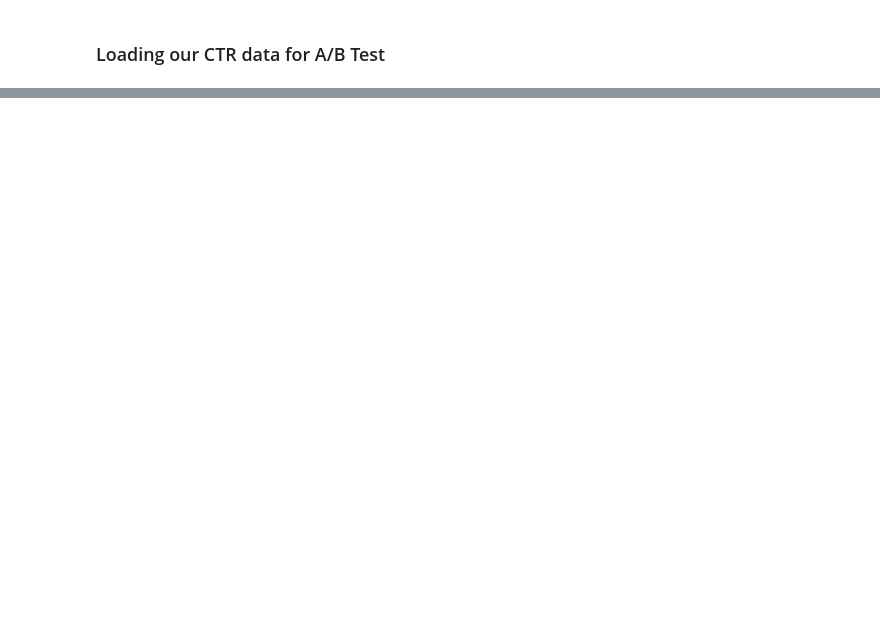
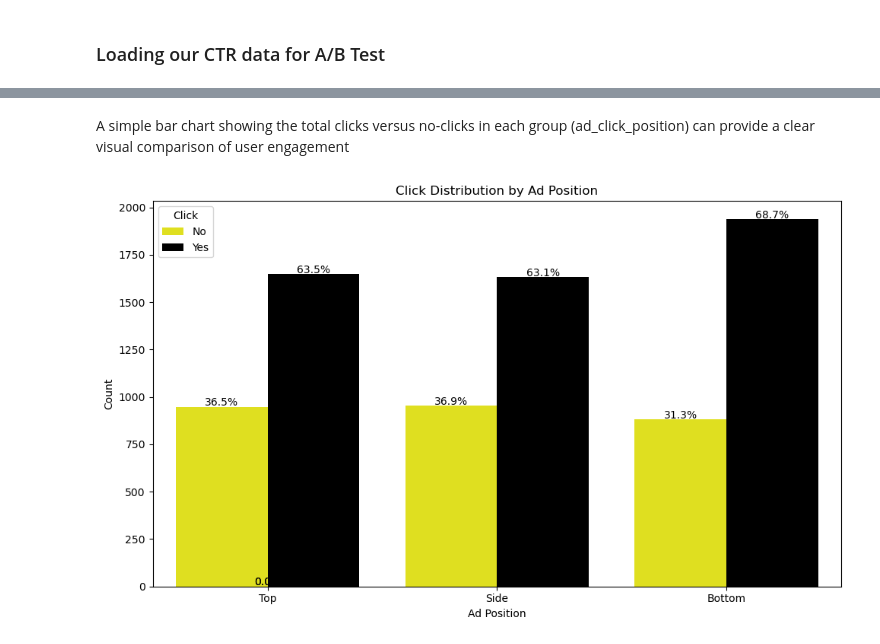
Before and after one commit to gpaet05/ad-click-prediction, a Jupyter notebook: ad_click_AB_testing.ipynb, the cells around one changed output, grey strips where cells are left out. Saved outputs shown, nothing was run; the diff lists cells and outputs as text; code cells hidden in the pictures; blank space fills up the shorter version.

Commit message:
Continued EDA & created quick graph of Click Distribution by Ad Position

```diff
--- a/ad_click_AB_testing.ipynb
+++ b/ad_click_AB_testing.ipynb
@@ -31,0 +74,45 @@ df_ab_test.describe()
+# %% [markdown]
+A simple bar chart showing the total clicks versus no-clicks in each group (ad_click_position) can provide a clear visual comparison of user engagement
+# %%
+# Custom palette for no-click and click
+palette = {0: 'yellow', 1: 'black'}
+
+plt.figure(figsize=(10, 6))
+ax = sns.countplot(x='ad_position', hue='click', data=df_ab_test, palette=palette)
+plt.title('Click Distribution by Ad Position')
+plt.xlabel('Ad Position')
+plt.ylabel('Count')
+plt.legend(title='Click', labels=['No', 'Yes'])
+
+# Calculate totals
+group_counts = df_ab_test.groupby(['ad_position']).size()
+
+# Get tick positions and labels
+xticks = ax.get_xticks()
+xticklabels = [tick.get_text() for tick in ax.get_xticklabels()]
+
+for p in ax.patches:
+    height = p.get_height()
+    bar_x = p.get_x() + p.get_width() / 2
+
+    # Find the closest tick to the bar_x
+    distances = [abs(bar_x - tick) for tick in xticks]
+    closest_index = np.argmin(distances)
+    ad_position = xticklabels[closest_index]
+
+    total = group_counts.loc[ad_position]
+    percentage = 100 * height / total
+
+    ax.text(
+        bar_x,
+        height + 5,
+        f'{percentage:.1f}%',
+        ha='center',
+        color='black',
+        fontsize=10
+    )
+
+plt.tight_layout()
+plt.show()
+# %% [output]
+[figure, added]
```
Also changed, not shown: parts of 9 cells of this notebook.
